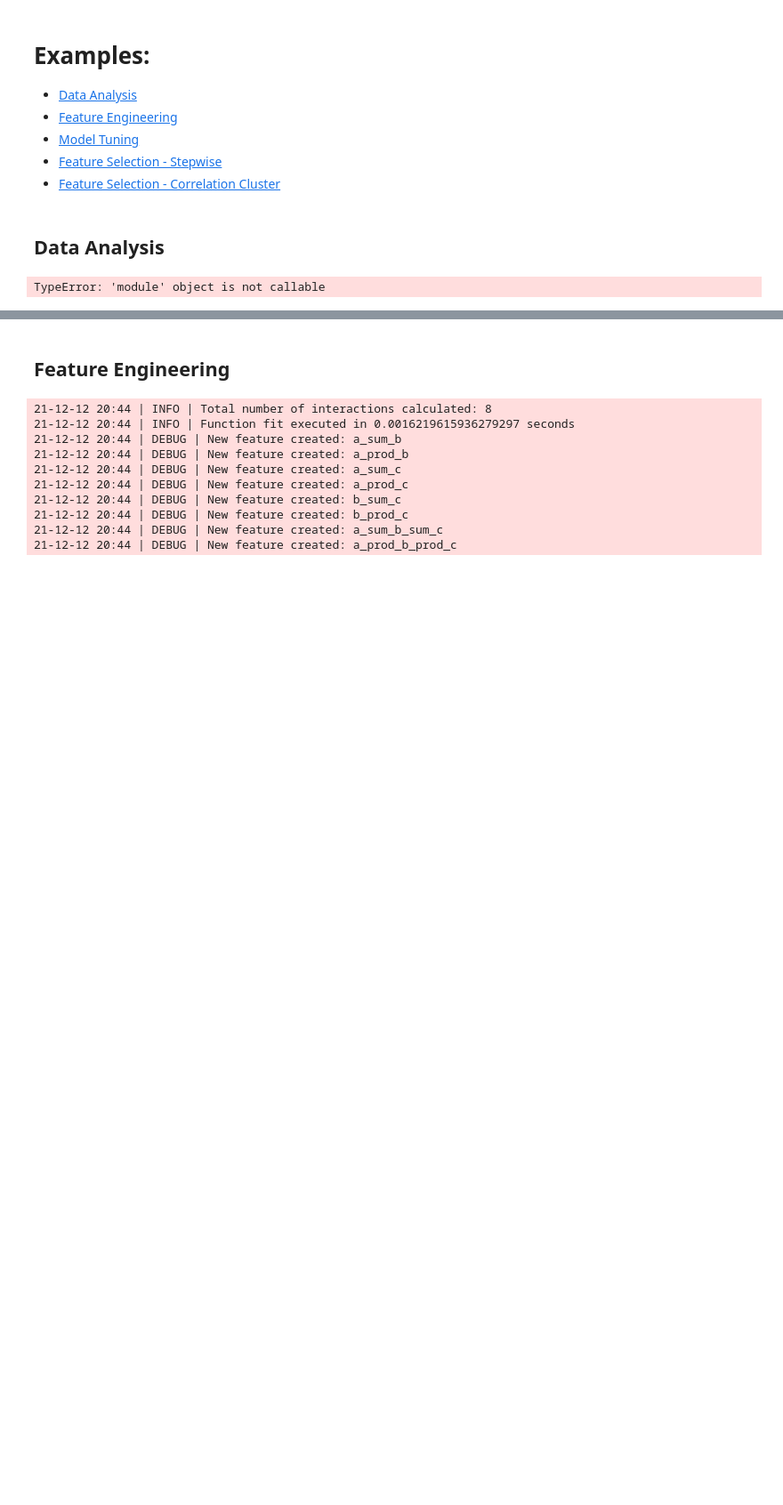
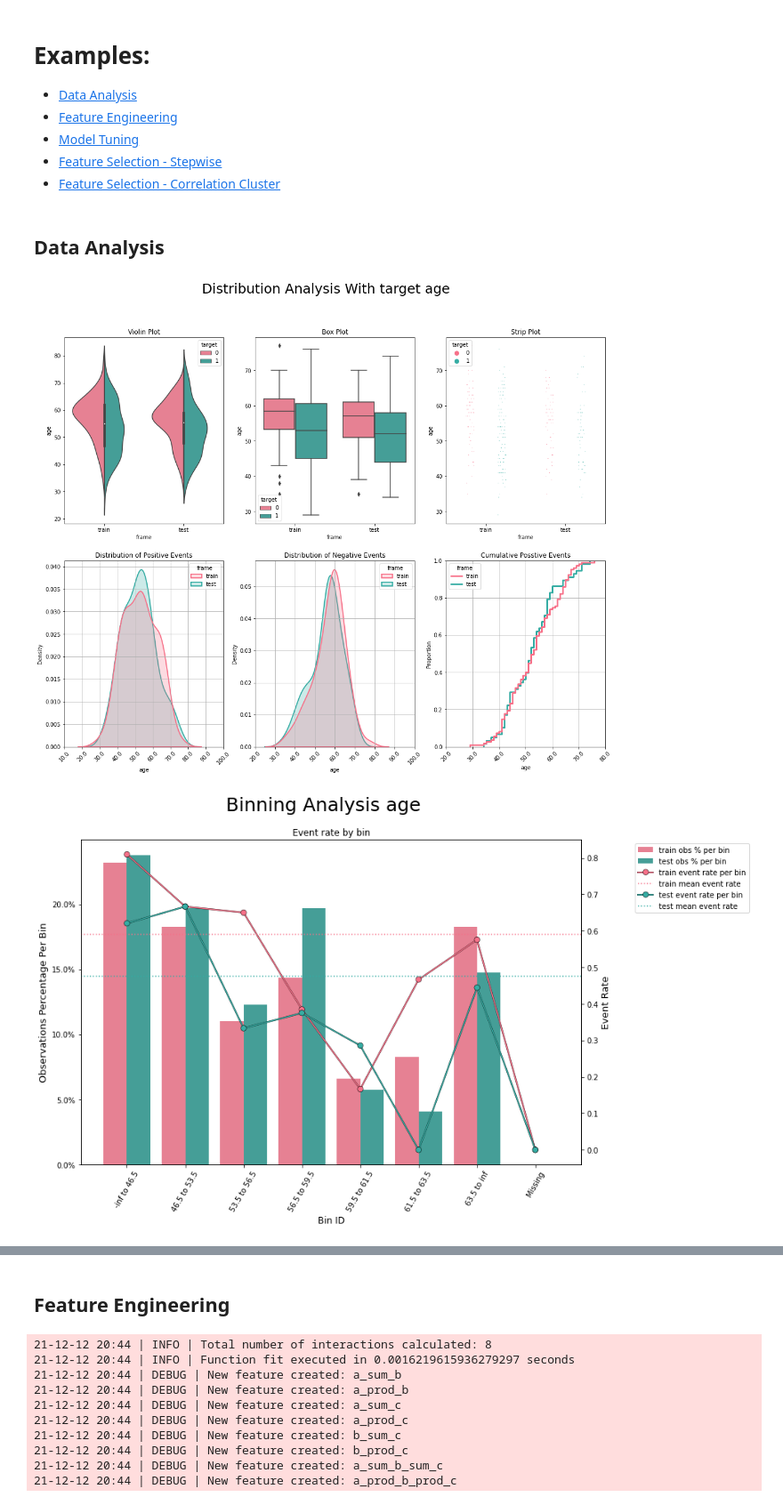
Before and after one commit to FedericoMontana/instrumentum, a Jupyter notebook: docs/examples.ipynb, the cells around one changed output, grey strips where cells are left out. Shown: that part at 89% size. Drawn from its saved outputs; the diff is of its cells as text; code cells hidden in the pictures; blank space fills up the shorter version.

```diff
--- a/docs/examples.ipynb
+++ b/docs/examples.ipynb
@@ -11,14 +11,18 @@
 # %%
 from sklearn.datasets import make_classification
 from sklearn.model_selection import train_test_split
 import pandas as pd
 
 from instrumentum.analysis.distribution_analyzer import DistAnalyzer
 
 
 df_full = pd.read_csv("sample_data/heart.csv")
 df_a, df_b = train_test_split(df_full, test_size=0.4)
 
-da = DistAnalyzer(frames=[df_a, df_b], frame_names=["train", "test"], target='target')
+da = DistAnalyzer(frames=[df_a, df_b], frames_names=["train", "test"], target='target')
+
+da.show_distribution_plots(cols='age') # if cols are blank, it shows all common columns
+da.show_binning_plots(cols='age')
 # %% [output]
-TypeError: 'module' object is not callable
+[figure, added]
+[figure, added]
```
Also changed, not shown: parts of 1 cell of this notebook.
